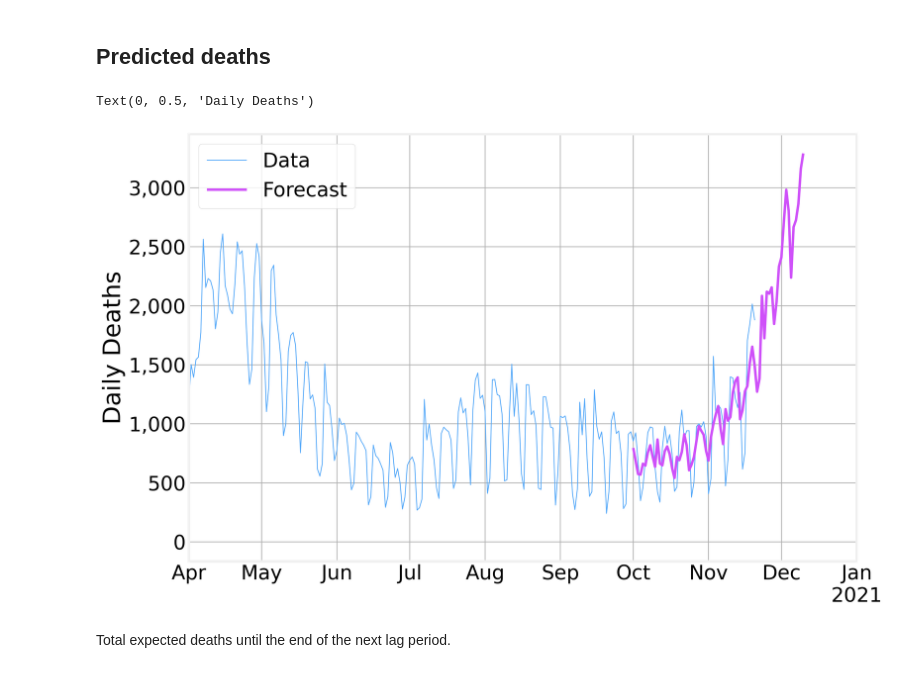
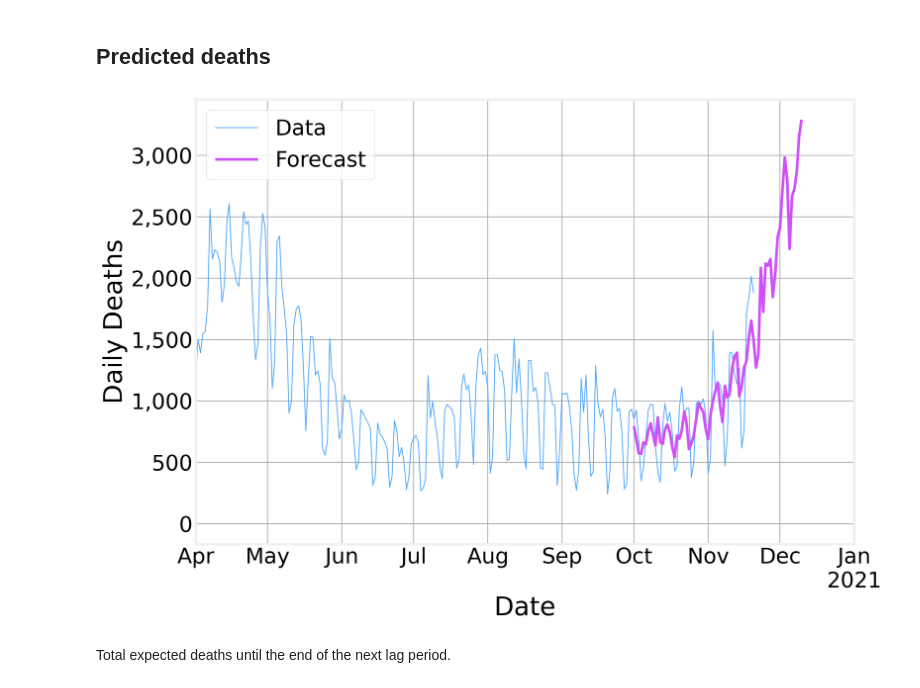
Before and after one commit to DataForScience/Epidemiology101, a Jupyter notebook: Epidemiology003.ipynb, the cells around one changed output. Cells and saved outputs as stored; diff of their text form; code cells hidden in the pictures.

Commit message:
clean up figures

```diff
--- a/Epidemiology003.ipynb
+++ b/Epidemiology003.ipynb
@@ -241,14 +241,18 @@ predicted.index = predicted.index + pd.Timedelta('%s days' % max_lag)
 # %%
 ax = deaths.sum(axis=1).diff(1).plot(lw=1)
 predicted['2020-10-01':].plot(ax=ax, color=colors[1], lw=3)
 ax.set_xlim('2020-04-01', '2021-01-01')
 ax.legend(['Data', 'Forecast'])
 ax.get_yaxis().set_major_formatter(
 mpl.ticker.FuncFormatter(lambda x, p: format(int(x), ',')))
 ax.set_ylabel('Daily Deaths')
+ax.set_xlabel('Date')
+
+fig = plt.gcf()
+fig.patch.set_facecolor('#FFFFFF')
+fig.tight_layout()
 # %% [output]
-Text(0, 0.5, 'Daily Deaths')
-[figure, old version]
+[figure, new version]
 # %% [markdown]
 Total expected deaths until the end of the next lag period.
 # %%
```
Also changed, not shown: parts of 2 cells of this notebook.
